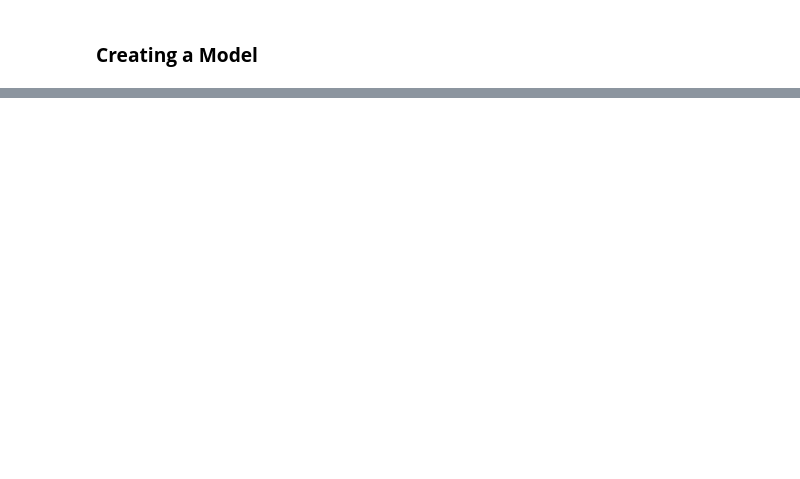
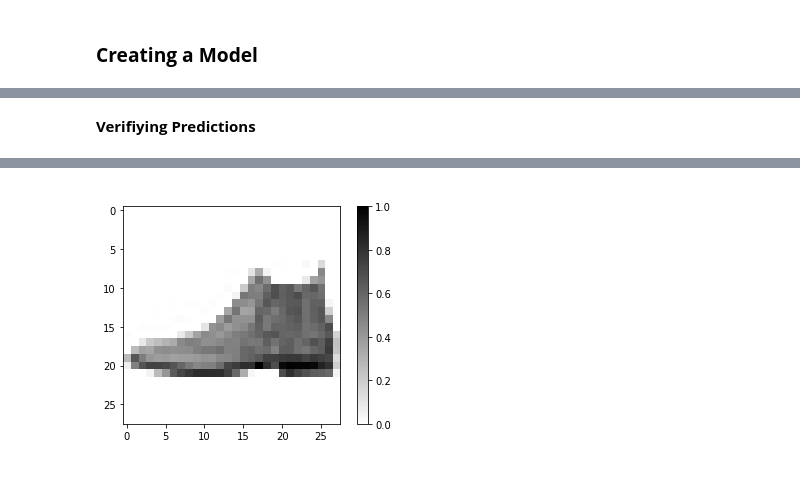
Before and after one commit to taufiksatrian/freeCodeCamp-Machine-Learning-with-Python, a Jupyter notebook: Neural-Networks.ipynb, the cells around one changed output, grey strips where cells are left out. Drawn from its saved outputs; the diff is of its cells as text; code cells hidden in the pictures; blank space fills up the shorter version.

```diff
--- a/Neural-Networks.ipynb
+++ b/Neural-Networks.ipynb
@@ -24,0 +173,39 @@ Gradient Descent
+# %% [markdown]
+**Verifiying Predictions**
+# %%
+COLOR = 'white'
+plt.rcParams['text.color'] = COLOR
+plt.rcParams['axes.labelcolor'] = COLOR
+
+def predict(model, image, correct_label):
+  class_names = ['T-shirt/top', 'Trouser', 'Pullover', 'Dress', 'Coat',
+               'Sandal', 'Shirt', 'Sneaker', 'Bag', 'Angkle boot']
+  prediction = model.predict(np.array([image]))
+  predicted_class = class_names[np.argmax(prediction)]
+
+  show_image(image, class_names[correct_label], predicted_class)
+
+def show_image(img, label, guess):
+  plt.figure()
+  plt.imshow(img, cmap=plt.cm.binary)
+  plt.title("Excepted: " + label)
+  plt.xlabel("Gues: " + guess)
+  plt.colorbar()
+  plt.grid(False)
+  plt.show()
+
+def get_number():
+  while True:
+    num = input("Pick a number: ")
+    if num.isdigit():
+      num = int(num)
+      if 0 <= num <= 1000:
+        return int(num)
+      else:
+        print("Try again...")
+
+num = get_number()
+image = test_images[num]
+label = test_labels[num]
+predict(model, image, label)
+# %% [output]
@@ -24,0 +214 @@ Gradient Descent
+[figure, added]
```
Also changed, not shown: parts of 37 cells of this notebook.
